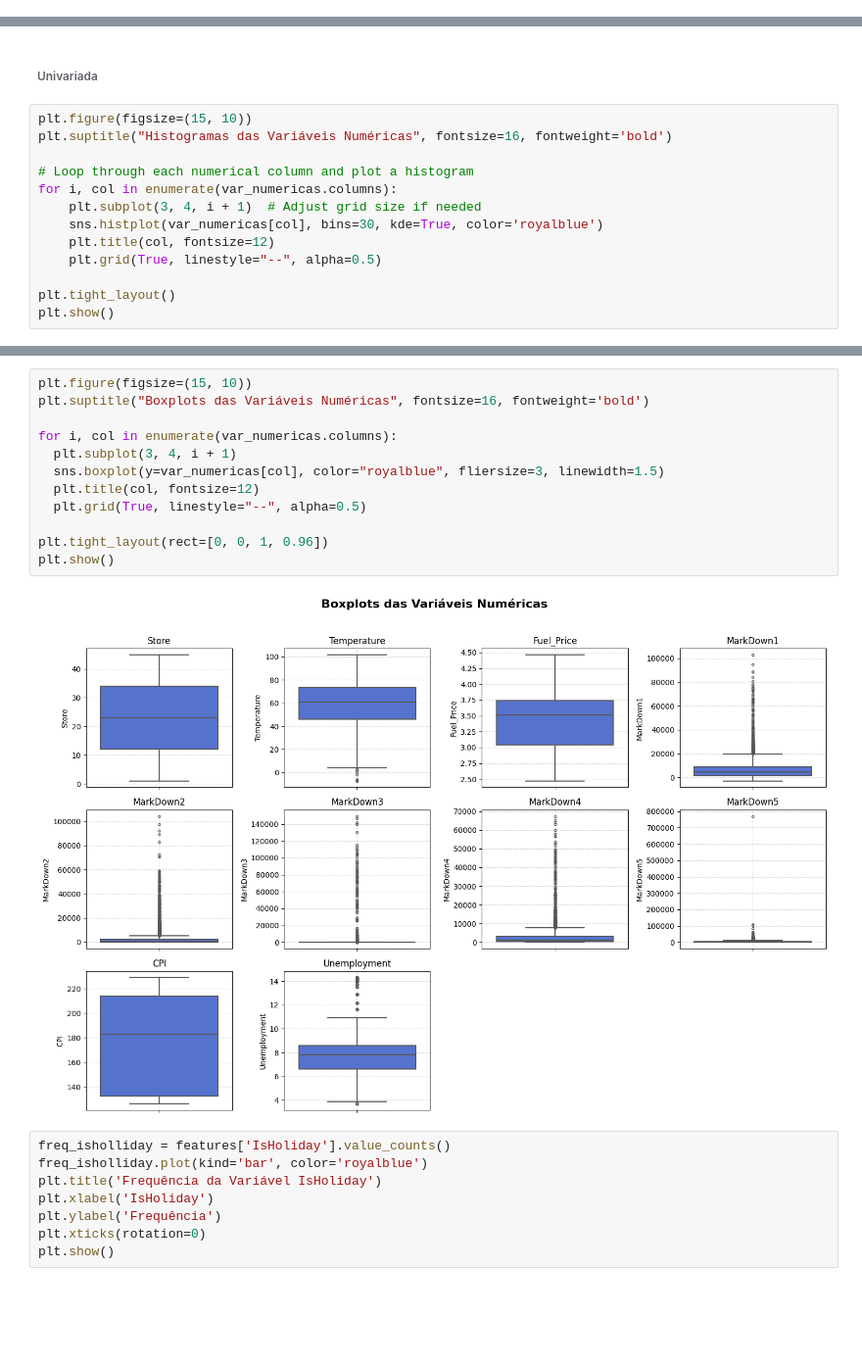
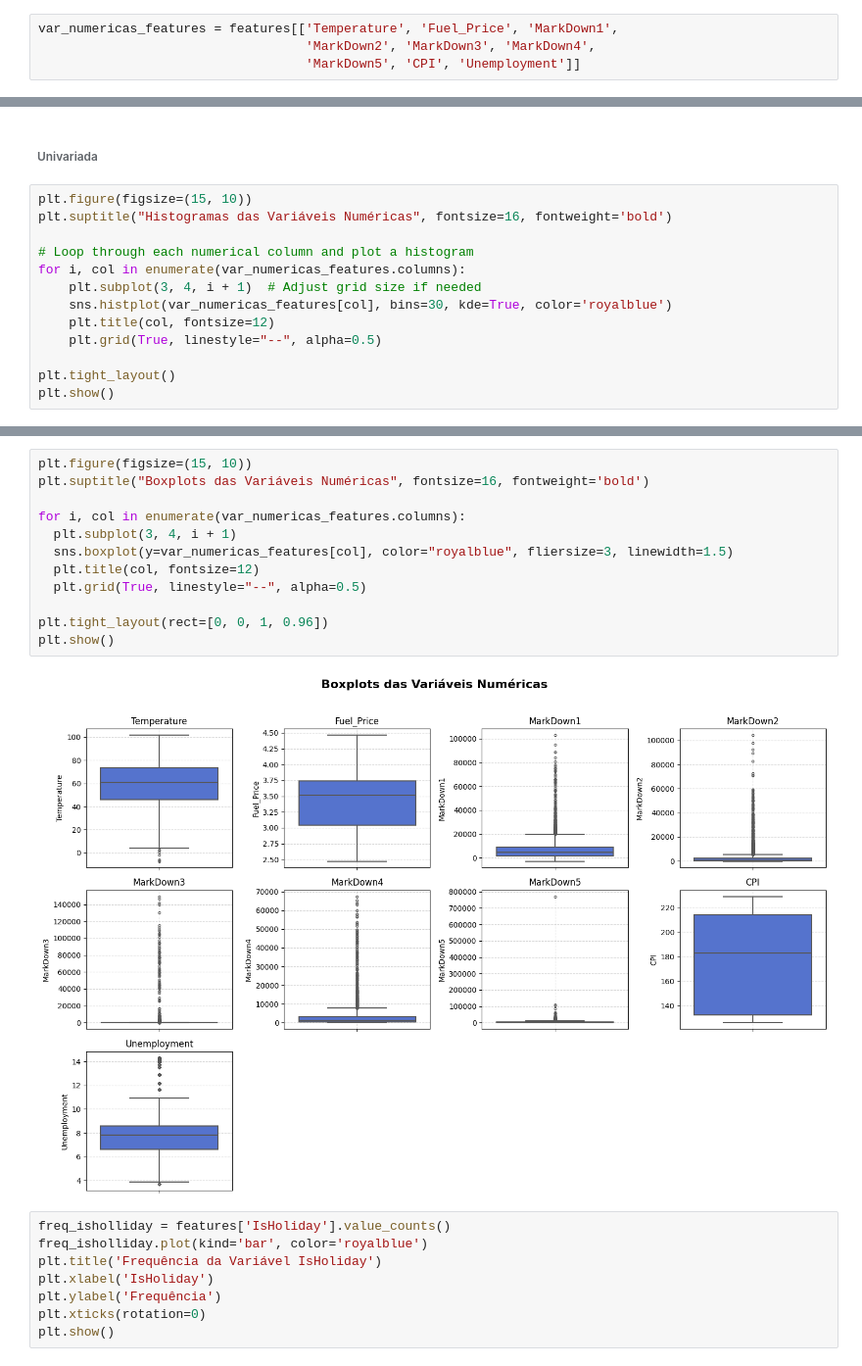
Before and after one commit to andrerizzo/Sales_Prediction, a Jupyter notebook: Previsao_de_Vendas_Parte_1_Analise_Exploratoria_de_Dados.ipynb, the cells around one changed output, grey strips where cells are left out. Shown at 98% size. Cells and saved outputs as stored; diff of their text form; blank space fills up the shorter version.

```diff
--- a/Previsao_de_Vendas_Parte_1_Analise_Exploratoria_de_Dados.ipynb
+++ b/Previsao_de_Vendas_Parte_1_Analise_Exploratoria_de_Dados.ipynb
@@ -384,3 +389,7 @@ var_numericas = features.select_dtypes(include=['int64', 'float64'])
+# %%
+var_numericas_features = features[['Temperature', 'Fuel_Price', 'MarkDown1',
+                                   'MarkDown2', 'MarkDown3', 'MarkDown4',
+                                   'MarkDown5', 'CPI', 'Unemployment']]
 # %% [markdown]
 <br>
 
@@ -442,9 +449,9 @@ plt.figure(figsize=(15, 10))
 plt.suptitle("Histogramas das Variáveis Numéricas", fontsize=16, fontweight='bold')
 
 # Loop through each numerical column and plot a histogram
-for i, col in enumerate(var_numericas.columns):
+for i, col in enumerate(var_numericas_features.columns):
     plt.subplot(3, 4, i + 1)  # Adjust grid size if needed
-    sns.histplot(var_numericas[col], bins=30, kde=True, color='royalblue')
+    sns.histplot(var_numericas_features[col], bins=30, kde=True, color='royalblue')
     plt.title(col, fontsize=12)
     plt.grid(True, linestyle="--", alpha=0.5)
 
@@ -455,17 +462,17 @@ plt.show()
 # %%
 plt.figure(figsize=(15, 10))
 plt.suptitle("Boxplots das Variáveis Numéricas", fontsize=16, fontweight='bold')
 
-for i, col in enumerate(var_numericas.columns):
+for i, col in enumerate(var_numericas_features.columns):
   plt.subplot(3, 4, i + 1)
-  sns.boxplot(y=var_numericas[col], color="royalblue", fliersize=3, linewidth=1.5)
+  sns.boxplot(y=var_numericas_features[col], color="royalblue", fliersize=3, linewidth=1.5)
   plt.title(col, fontsize=12)
   plt.grid(True, linestyle="--", alpha=0.5)
 
 plt.tight_layout(rect=[0, 0, 1, 0.96])
 plt.show()
 # %% [output]
-[figure, old version]
+[figure, new version]
 # %%
 freq_isholliday = features['IsHoliday'].value_counts()
 freq_isholliday.plot(kind='bar', color='royalblue')
```
Also changed, not shown: parts of 12 cells of this notebook.
